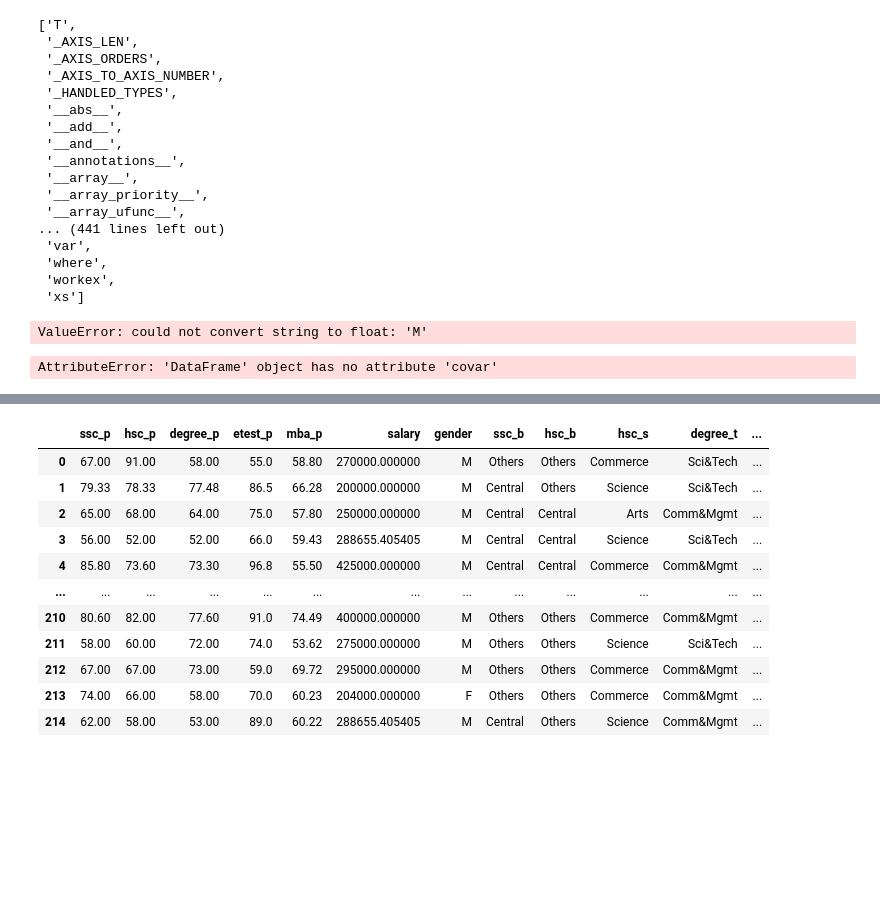
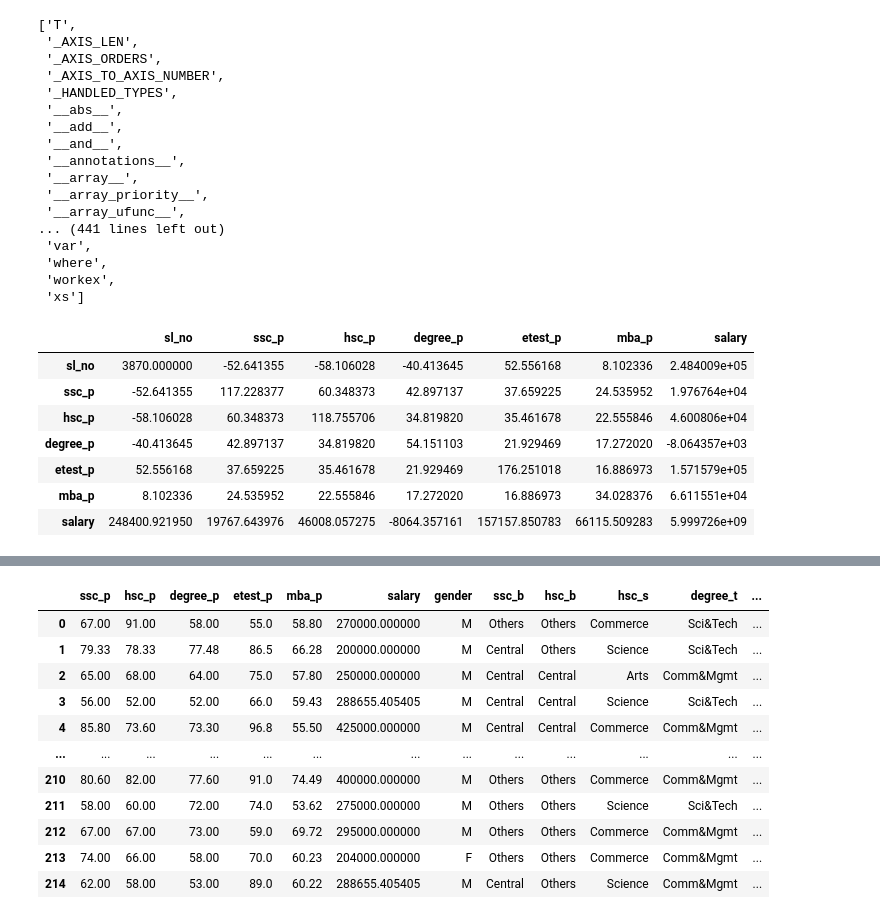
Before and after one commit to mohanamohanabsc/Data-Science, a Jupyter notebook: BIVARIATE.ipynb, the cells around one changed output, grey strips where cells are left out. Saved outputs shown, nothing was run; the diff lists cells and outputs as text; code cells hidden in the pictures; blank space fills up the shorter version.

```diff
--- a/BIVARIATE.ipynb
+++ b/BIVARIATE.ipynb
@@ -59,11 +61,16 @@ dir(dataset)
+# %%
+quan,qual=Univariate.quanQual(dataset)
 # %%
-dataset.cov()
+dataset[quan].cov()
 # %% [output]
-ValueError: could not convert string to float: 'M'
+|  | sl_no | ssc_p | hsc_p | degree_p | etest_p | mba_p | salary |
+| sl_no | 3870.000000 | -52.641355 | -58.106028 | -40.413645 | 52.556168 | 8.102336 | 2.484009e+05 |
+| ssc_p | -52.641355 | 117.228377 | 60.348373 | 42.897137 | 37.659225 | 24.535952 | 1.976764e+04 |
+| hsc_p | -58.106028 | 60.348373 | 118.755706 | 34.819820 | 35.461678 | 22.555846 | 4.600806e+04 |
+| degree_p | -40.413645 | 42.897137 | 34.819820 | 54.151103 | 21.929469 | 17.272020 | -8.064357e+03 |
+| etest_p | 52.556168 | 37.659225 | 35.461678 | 21.929469 | 176.251018 | 16.886973 | 1.571579e+05 |
+| mba_p | 8.102336 | 24.535952 | 22.555846 | 17.272020 | 16.886973 | 34.028376 | 6.611551e+04 |
+| salary | 248400.921950 | 19767.643976 | 46008.057275 | -8064.357161 | 157157.850783 | 66115.509283 | 5.999726e+09 |
-# %%
-dataset.covar()
-# %% [output]
-AttributeError: 'DataFrame' object has no attribute 'covar'
 # %%
 #Assignment : What kind of covariance between degre_p and etest_p, also need etest_p & mba_p?
 # %%
```
Also changed, not shown: parts of 22 cells of this notebook, 2 other files.
